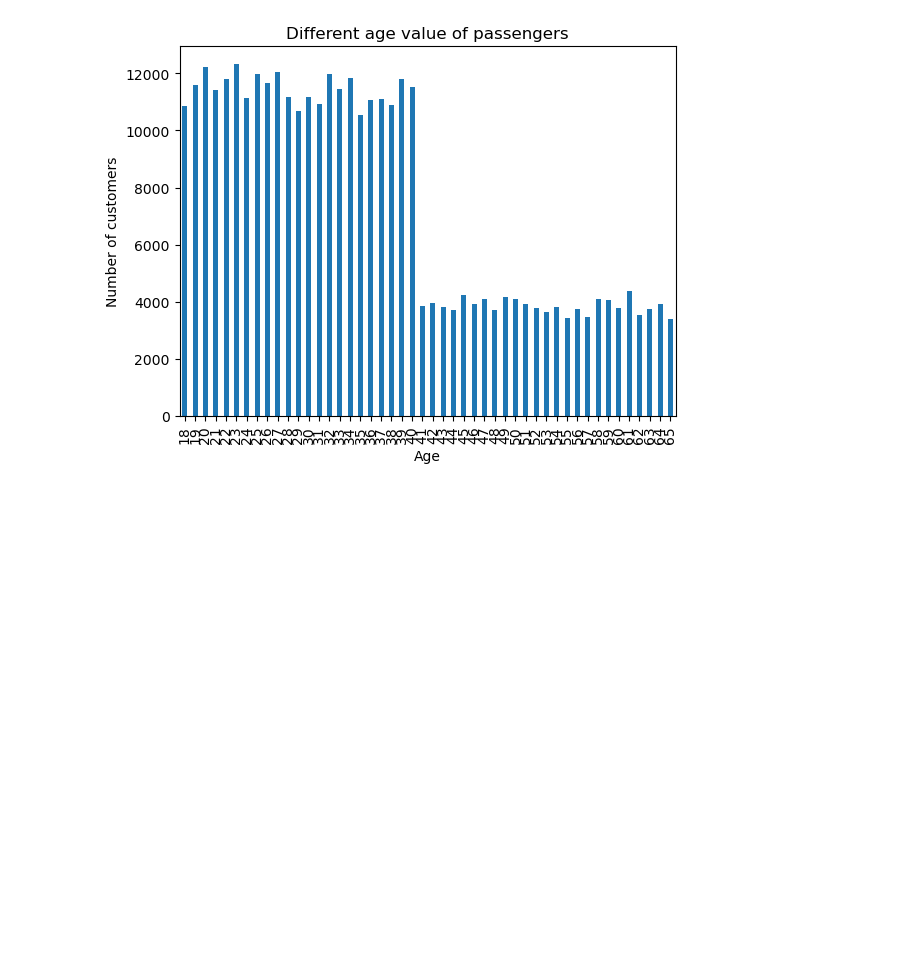
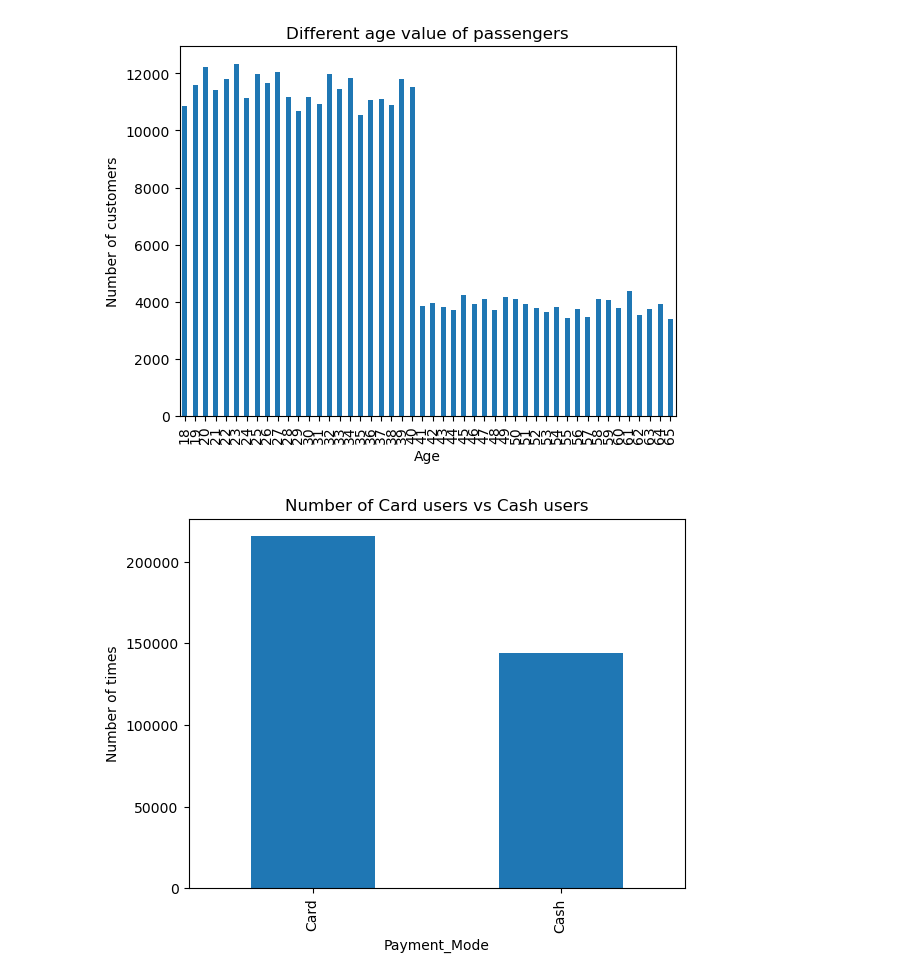
Before and after one commit to Impact026/Data-Glacier-Submission-, a Jupyter notebook: EDA_Notebook.ipynb, the cells around one changed output. Drawn from its saved outputs; the diff is of its cells as text; code cells hidden in the pictures; blank space fills up the shorter version.

```diff
--- a/EDA_Notebook.ipynb
+++ b/EDA_Notebook.ipynb
@@ -349,3 +349,11 @@ plt.ylabel("Number of customers")
 plt.show()
 # %% [output]
 [figure]
+# %%
+master_data["Payment_Mode"].unique
+payment_mode = master_data.groupby("Payment_Mode")["Customer ID"].count()
+payment_mode.plot(kind="bar", title="Number of Card users vs Cash users")
+plt.ylabel("Number of times")
+plt.show()
+# %% [output]
+[figure, added]
```
Also changed, not shown: parts of 8 cells of this notebook.
